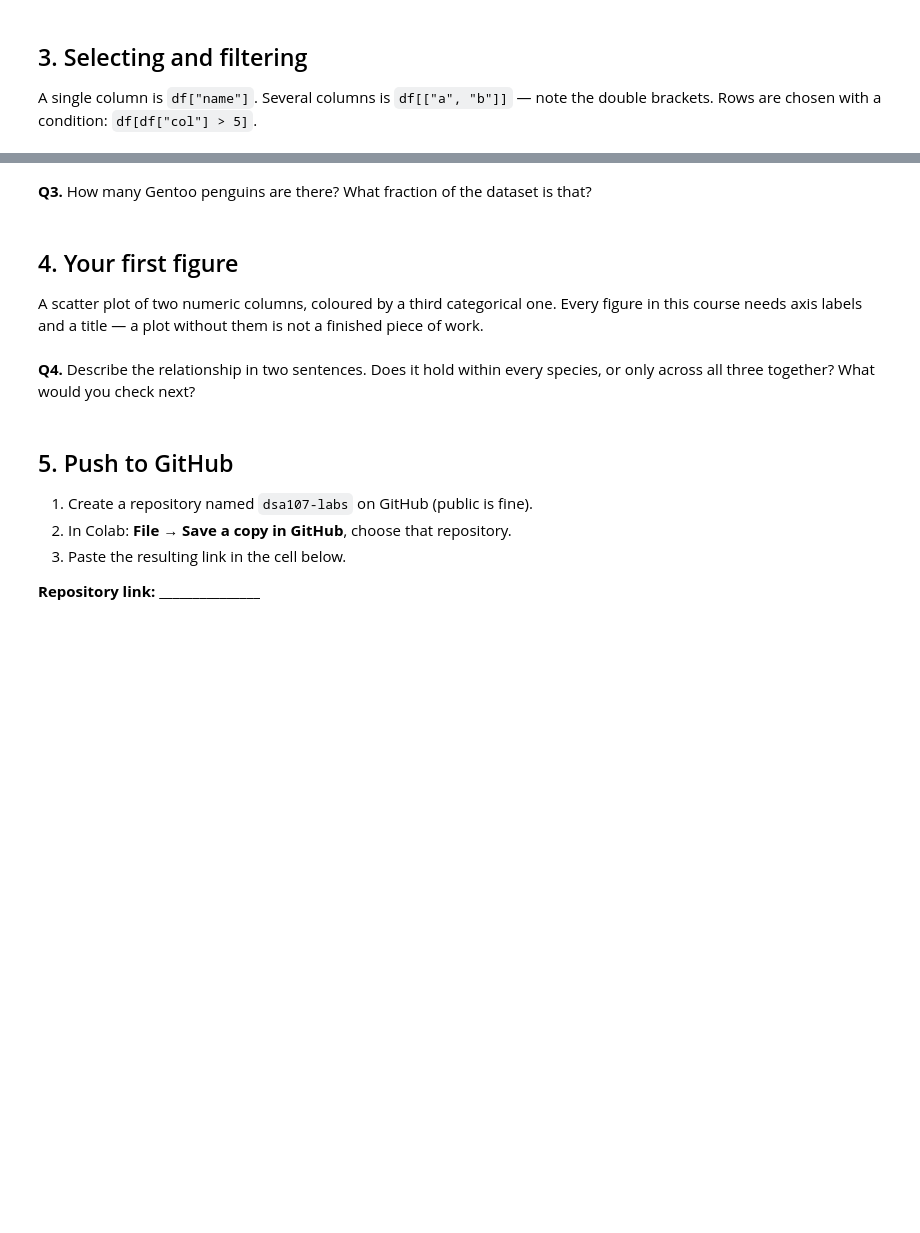
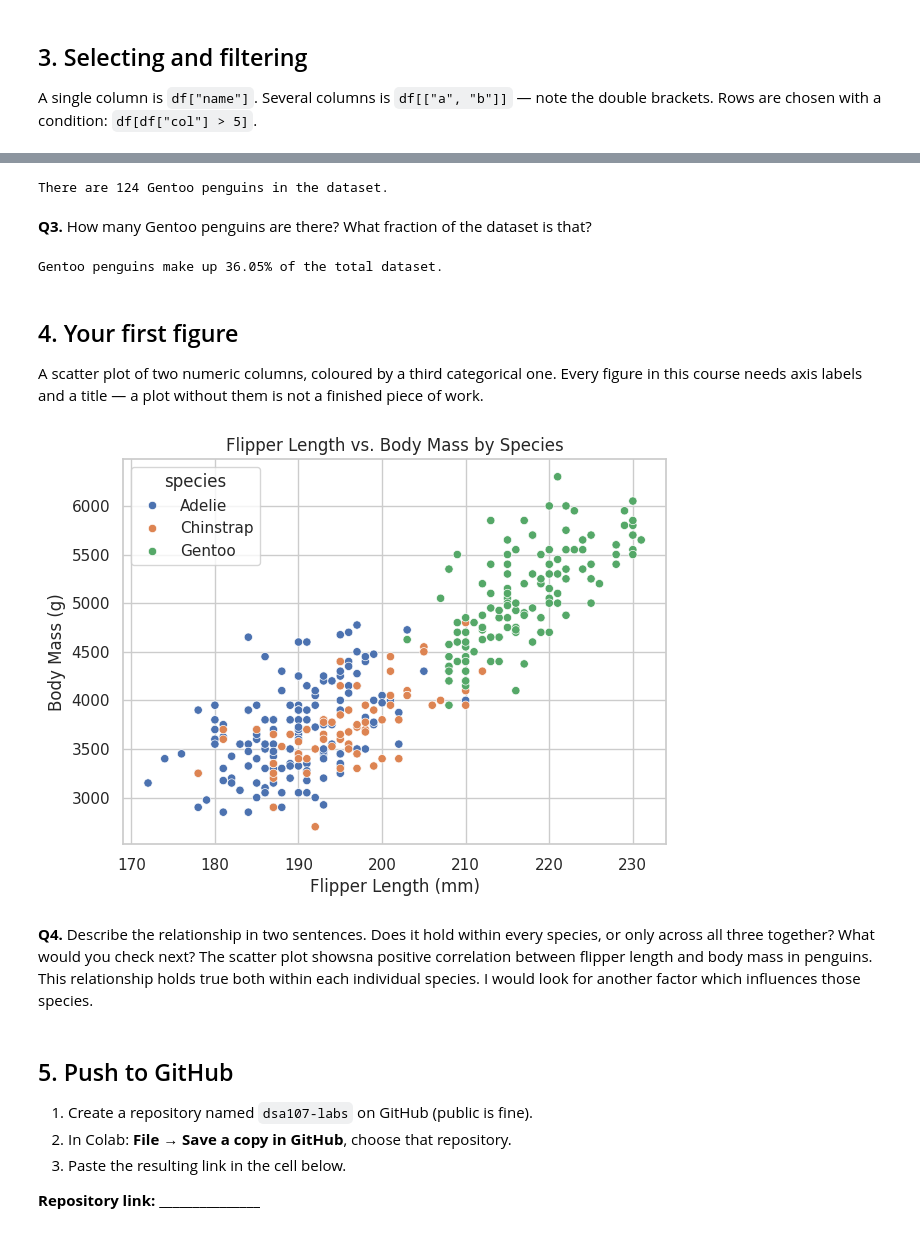
Before and after one commit to sevval-sarici/dsa107-lab, a Jupyter notebook: Lab01_Environment_and_first_notebook_Starter.ipynb, the cells around one changed output, grey strips where cells are left out. Cells and saved outputs as stored; diff of their text form; code cells hidden in the pictures; blank space fills up the shorter version.

```diff
--- a/Lab01_Environment_and_first_notebook_Starter.ipynb
+++ b/Lab01_Environment_and_first_notebook_Starter.ipynb
@@ -93,2 +120,7 @@ A single column is `df["name"]`. Several columns is `df[["a", "b"]]` — note th
+# %%
+gentoo = penguins[penguins['species'] == 'Gentoo']
+print(f"There are {len(gentoo)} Gentoo penguins in the dataset.")
+# %% [output]
+There are 124 Gentoo penguins in the dataset.
 # %% [markdown]
 **Q3.** How many Gentoo penguins are there? What fraction of the dataset is that?
@@ -97,3 +127,9 @@ A single column is `df["name"]`. Several columns is `df[["a", "b"]]` — note th
+# %%
+total_penguins = penguins.shape[0]
+fraction_gentoo = len(gentoo) / total_penguins
+print(f"Gentoo penguins make up {fraction_gentoo:.2%} of the total dataset.")
+# %% [output]
+Gentoo penguins make up 36.05% of the total dataset.
 # %% [markdown]
 ## 4. Your first figure
 
@@ -106,5 +137,17 @@ plt.show()
+# %%
+fig, ax = plt.subplots(figsize=(7, 5))
+sns.scatterplot(data=penguins, x='flipper_length_mm', y='body_mass_g', hue='species', ax=ax)
+ax.set_title('Flipper Length vs. Body Mass by Species')
+ax.set_xlabel('Flipper Length (mm)')
+ax.set_ylabel('Body Mass (g)')
+plt.show()
+# %% [output]
+[figure, added]
 # %% [markdown]
 **Q4.** Describe the relationship in two sentences. Does it hold within every species, or only across all three together? What would you check next?
+The scatter plot showsna positive correlation between flipper length and body mass in penguins.
+This relationship holds true both within each individual species.
+I would look for another factor which influences those species.
 # %% [markdown]
 ## 5. Push to GitHub
 
```
Also changed, not shown: parts of 10 cells of this notebook.
